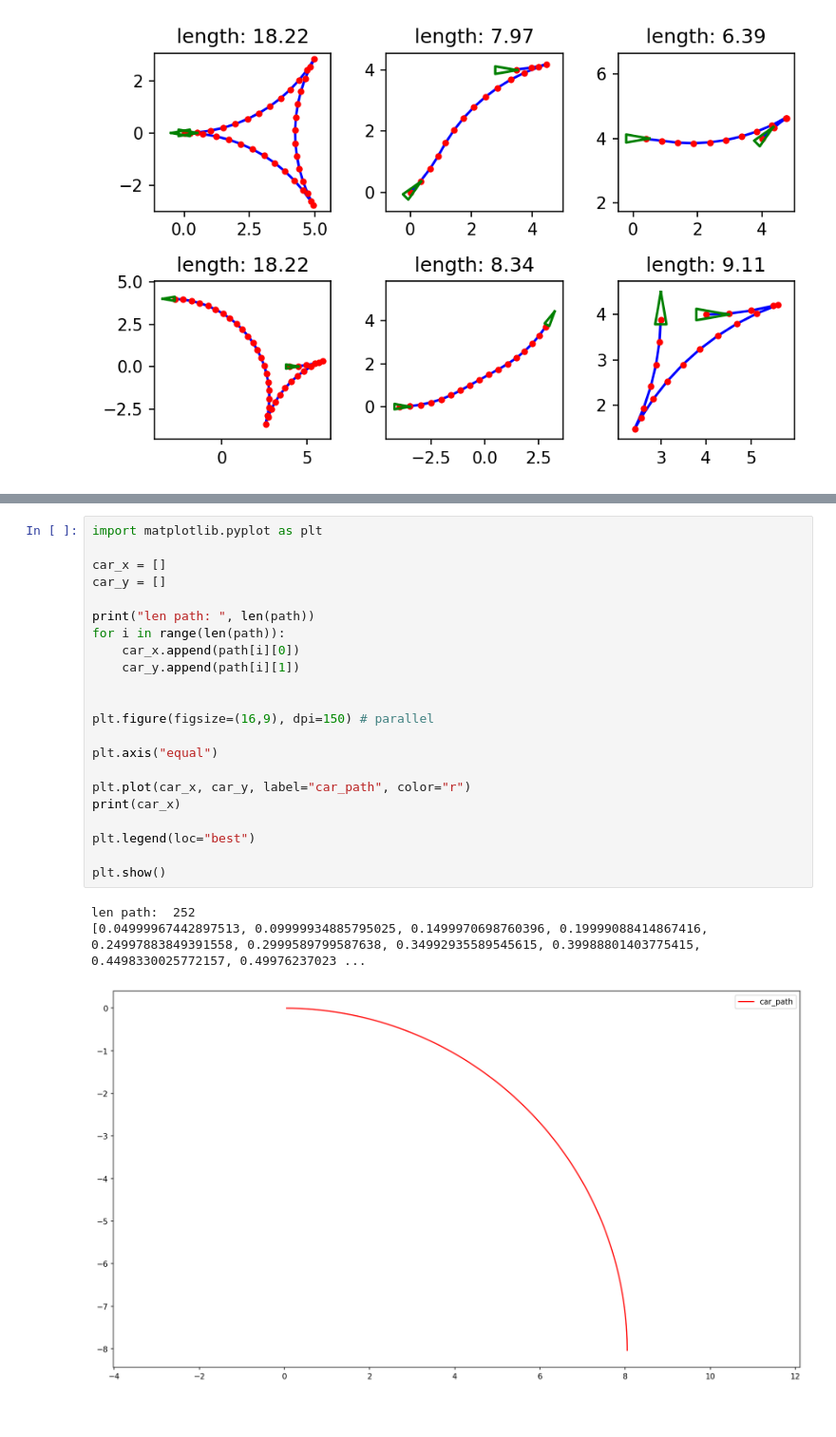
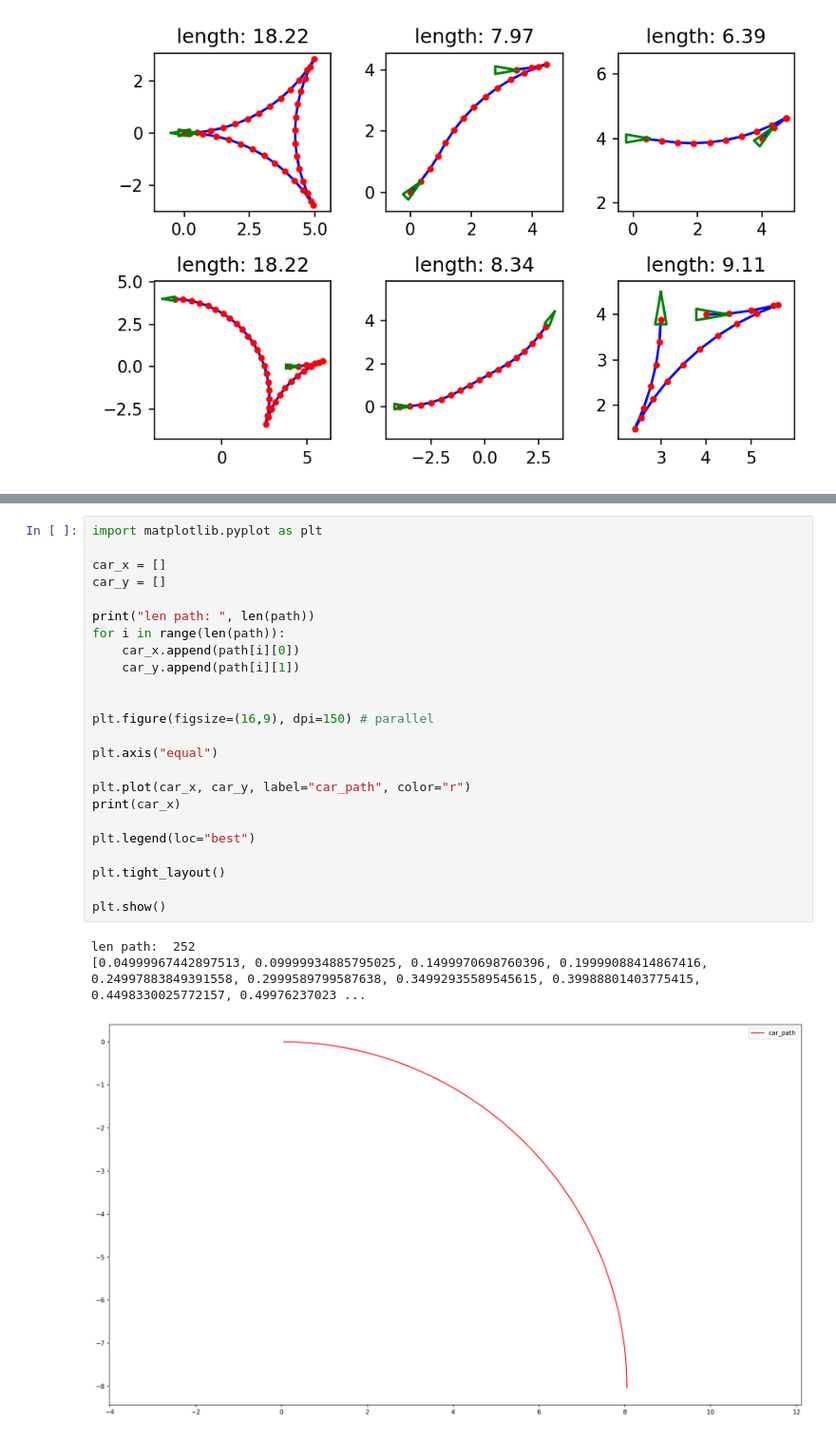
Before and after one commit to codeBeefFly/dcvs_apa_plot_tools_2, a Jupyter notebook: 7983_apa_path_research/7983_rs_path_study.ipynb, the cells around one changed output, grey strips where cells are left out. Shown at 95% size. Saved outputs shown, nothing was run; the diff lists cells and outputs as text.

```diff
--- a/7983_apa_path_research/7983_rs_path_study.ipynb
+++ b/7983_apa_path_research/7983_rs_path_study.ipynb
@@ -267,26 +255,28 @@ drawArc: x, y, angle: 8.049107921608751 -7.983985854857722 -1.5688724692198073
 # %%
 import matplotlib.pyplot as plt
 
 car_x = []
 car_y = []
 
 print("len path: ", len(path))
 for i in range(len(path)):
     car_x.append(path[i][0])
     car_y.append(path[i][1])
 
 
 plt.figure(figsize=(16,9), dpi=150) # parallel
 
 plt.axis("equal")
 
 plt.plot(car_x, car_y, label="car_path", color="r")
 print(car_x)
 
 plt.legend(loc="best")
 
+plt.tight_layout()
+
 plt.show()
 # %% [output]
 len path:  252
 [0.04999967442897513, 0.09999934885795025, 0.1499970698760396, 0.19999088414867416, 0.24997883849391558, 0.2999589799587638, 0.34992935589545615, 0.39988801403775415, 0.4498330025772157, 0.49976237023 ...
-[figure, old version]
+[figure, new version]
```
Also changed, not shown: parts of 1 cell of this notebook.
